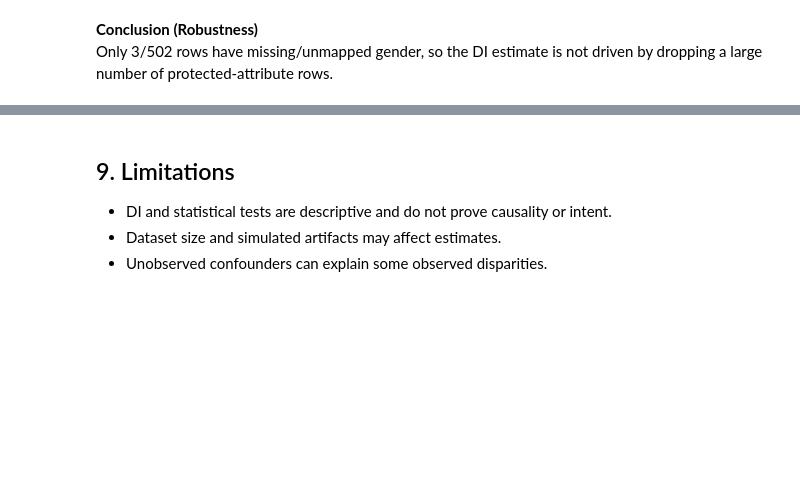
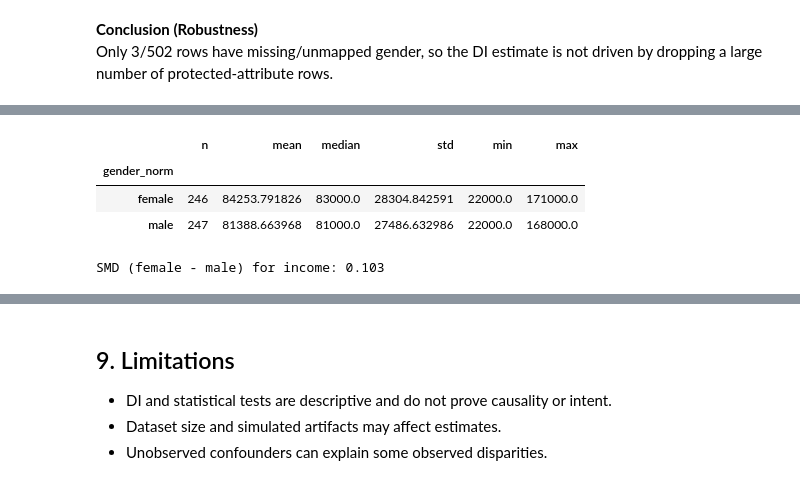
Before and after one commit to leo-nor-pro/dego-project-team6, a Jupyter notebook: notebooks/02-bias-analysis.ipynb, the cells around one changed output, grey strips where cells are left out. Saved outputs shown, nothing was run; the diff lists cells and outputs as text; code cells hidden in the pictures; blank space fills up the shorter version.

```diff
--- a/notebooks/02-bias-analysis.ipynb
+++ b/notebooks/02-bias-analysis.ipynb
@@ -414,0 +475,31 @@ Next steps include repeating the same two-link check for other candidate proxies
+# %%
+# 8.5.1 Income ↔ Gender (group differences)
+
+income_gender = df[["gender_norm", "fin_annual_income"]].dropna().copy()
+income_gender = income_gender[income_gender["gender_norm"].isin(["male", "female"])]
+
+summary_income = income_gender.groupby("gender_norm")["fin_annual_income"].agg(
+    n="count",
+    mean="mean",
+    median="median",
+    std="std",
+    min="min",
+    max="max"
+)
+
+display(summary_income)
+
+# Simple standardized mean difference (SMD) as effect size
+male_income = income_gender.loc[income_gender["gender_norm"] == "male", "fin_annual_income"]
+female_income = income_gender.loc[income_gender["gender_norm"] == "female", "fin_annual_income"]
+
+pooled_std = np.sqrt((male_income.var(ddof=1) + female_income.var(ddof=1)) / 2)
+smd = (female_income.mean() - male_income.mean()) / pooled_std if pooled_std > 0 else np.nan
+
+print(f"SMD (female - male) for income: {smd:.3f}")
+# %% [output]
+|  | n | mean | median | std | min | max |
+| gender_norm |  |  |  |  |  |  |
+| female | 246 | 84253.791826 | 83000.0 | 28304.842591 | 22000.0 | 171000.0 |
+| male | 247 | 81388.663968 | 81000.0 | 27486.632986 | 22000.0 | 168000.0 |
+SMD (female - male) for income: 0.103
```
Also changed, not shown: parts of 30 cells of this notebook.
